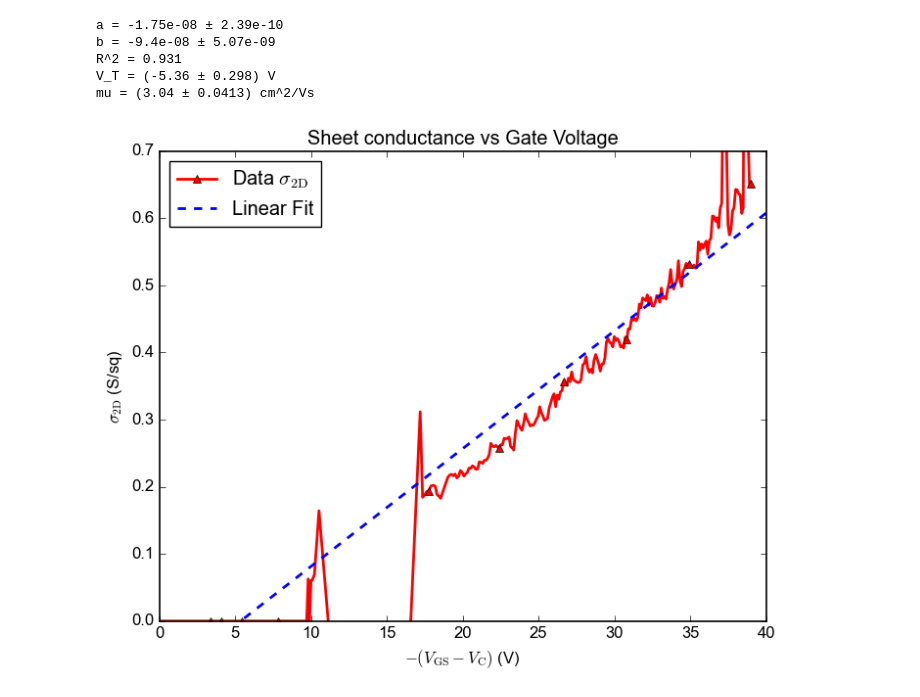
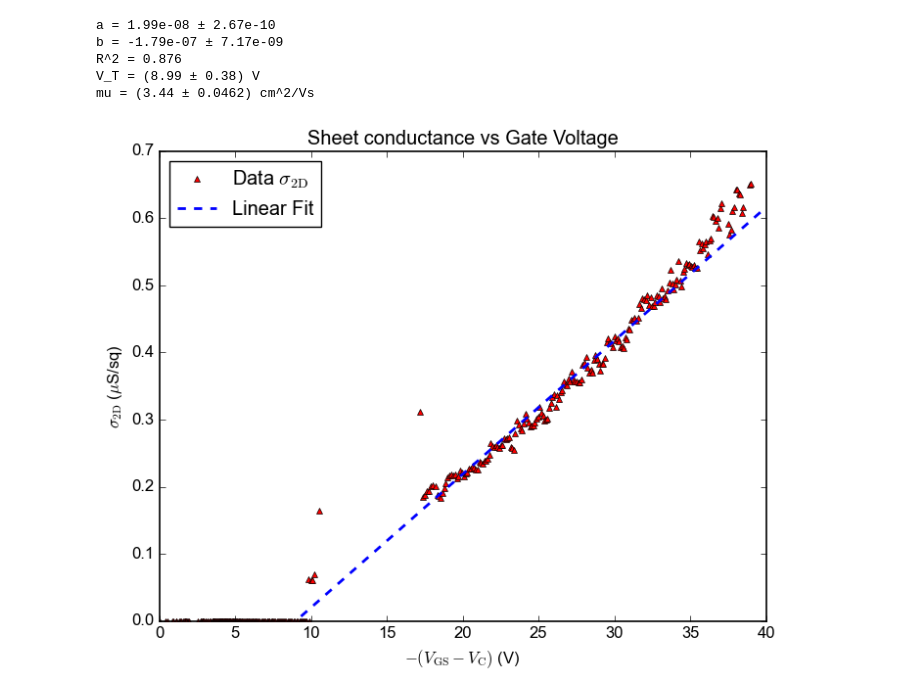
Before and after one commit to phamtrungkien8904/BachelorThesis, a Jupyter notebook: PS-cook/mobility.ipynb, the cells around one changed output. Cells and saved outputs as stored; diff of their text form; code cells hidden in the pictures.

```diff
--- a/PS-cook/mobility.ipynb
+++ b/PS-cook/mobility.ipynb
@@ -78,52 +79,52 @@ plt.show()
 # %%
-C =	2.6e-9	# F
-A = 45e-6	# m^2
-Ci = C/A # F/m^2
-V_del = V_GS - V_C
+C = 2.6e-9  # F
+A = 45e-6  # m^2
+Ci = C / A  # F/m^2
+V_del = -(V_GS - V_C)
 
-
+mask = (V_del > 15) & (V_del < 35) & (sigma > 0)
 def func(x, a, b):
     return a * x + b
 
-popt, pcov = curve_fit(func, V_del, sigma)
+popt, pcov = curve_fit(func, V_del[mask], sigma[mask])
 sigma_fit = func(V_del, *popt)
 a, b = popt
 
 # Coefficient of determination
 ss_res = np.sum((sigma - sigma_fit) ** 2)
 ss_tot = np.sum((sigma - np.mean(sigma)) ** 2)
 r2 = 1 - (ss_res / ss_tot)
 
 # 1-sigma parameter uncertainties from covariance matrix
 perr = np.sqrt(np.diag(pcov))
 a_err, b_err = perr
-V_T_fit = -b/a
+V_T_fit = -b / a
 V_T_err = abs(V_T_fit) * np.sqrt((b_err / b) ** 2 + (a_err / a) ** 2)
-mu_fit = -a/Ci*1e4
+mu_fit = a / Ci * 1e4
 mu_err = abs(mu_fit * a_err / a)
 
 print(f"a = {a:.3g} ± {a_err:.3g}")
 print(f"b = {b:.3g} ± {b_err:.3g}")
 print(f"R^2 = {r2:.3f}")
 
 print(f"V_T = ({V_T_fit:.3g} ± {V_T_err:.3g}) V")
-print(f"mu = ({-a/Ci*1e4:.3g} ± {mu_err:.3g}) cm^2/Vs")
+print(f"mu = ({mu_fit:.3g} ± {mu_err:.3g}) cm^2/Vs")
 
-x = np.linspace(-40, 40, 100)
-plt.plot(-(V_GS - V_C), sigma*1e6, lw=2, label=r'Data $\sigma_\text{2D}$', color='red', marker='^', linestyle='-', markevery=40)
-plt.plot(-x, func(x, *popt)*1e6, lw=2, label='Linear Fit', color='blue', linestyle='--')
+x = np.linspace(0, 40, 100)
+plt.plot(-(V_GS - V_C), sigma*1e6, '^', label=r'Data $\sigma_\text{2D}$', color='red', markersize=5, markevery=1)
+plt.plot(x, func(x, *popt) * 1e6, lw=2, label='Linear Fit', color='blue', linestyle='--')
 plt.xlabel(r"$-(V_\text{GS} - V_\text{C})$ (V)")
-plt.ylabel(r"$\sigma_\text{2D}$ (S/sq)")
+plt.ylabel(r"$\sigma_\text{2D}$ ($\mu$S/sq)")
 plt.xlim(0, 40)
 plt.ylim(0, 0.7)
 plt.legend(frameon=True, loc='upper left', numpoints=1)
 plt.title("Sheet conductance vs Gate Voltage")
 plt.show()
 # %% [output]
-a = -1.75e-08 ± 2.39e-10
-b = -9.4e-08 ± 5.07e-09
-R^2 = 0.931
-V_T = (-5.36 ± 0.298) V
-mu = (3.04 ± 0.0413) cm^2/Vs
+a = 1.99e-08 ± 2.67e-10
+b = -1.79e-07 ± 7.17e-09
+R^2 = 0.876
+V_T = (8.99 ± 0.38) V
+mu = (3.44 ± 0.0462) cm^2/Vs
-[figure, old version]
+[figure, new version]
 # %%
```
Also changed, not shown: parts of 3 cells of this notebook.
